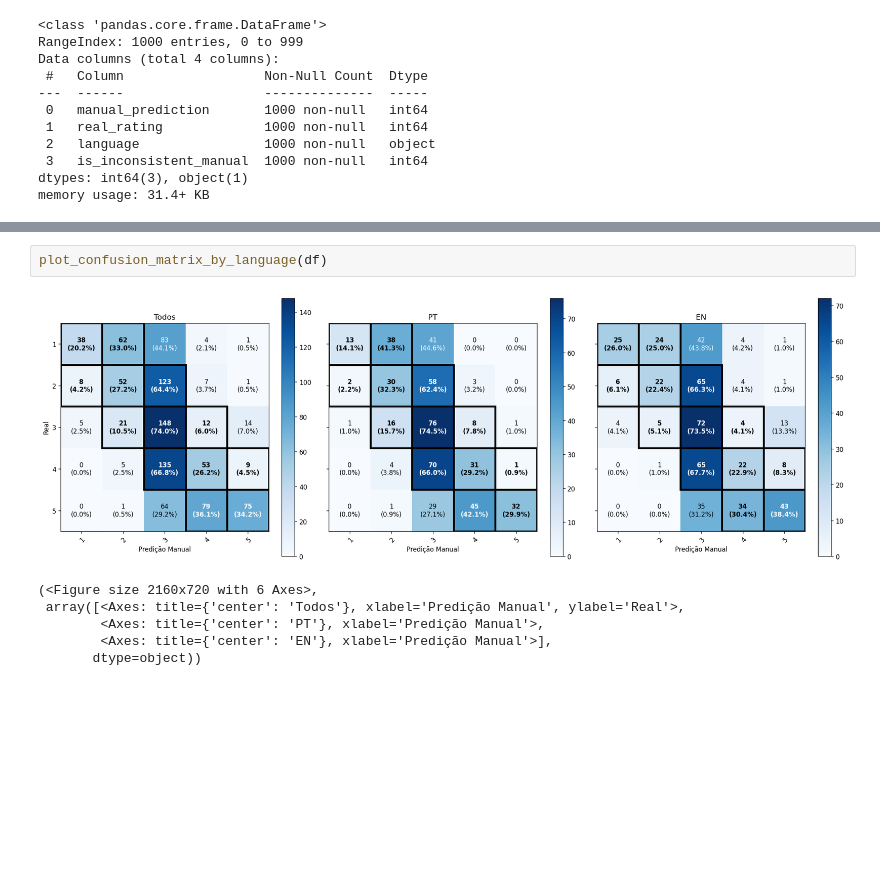
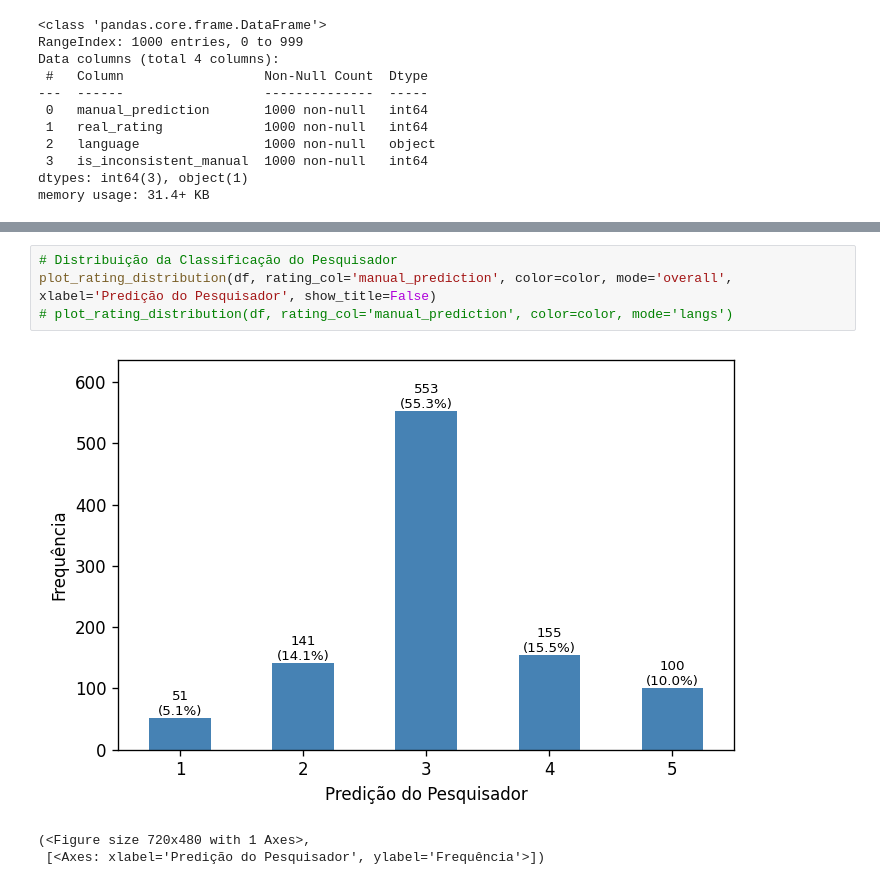
Before and after one commit to gab-berger/dsbd_tcc_rating_classification, a Jupyter notebook: exploration_notebooks/exp_sample_and_manual_preds.ipynb, the cells around one changed output, grey strips where cells are left out. Drawn from its saved outputs; the diff is of its cells as text; blank space fills up the shorter version.

```diff
--- a/exploration_notebooks/exp_sample_and_manual_preds.ipynb
+++ b/exploration_notebooks/exp_sample_and_manual_preds.ipynb
@@ -476,9 +278,8 @@ plot_confusion_matrix_with_borders(df)
-# %%
-plot_confusion_matrix_by_language(df)
-# %% [output]
-[figure, removed]
-(<Figure size 2160x720 with 6 Axes>,
- array([<Axes: title={'center': 'Todos'}, xlabel='Predição Manual', ylabel='Real'>,
-        <Axes: title={'center': 'PT'}, xlabel='Predição Manual'>,
-        <Axes: title={'center': 'EN'}, xlabel='Predição Manual'>],
-       dtype=object))
+# %%
+# Distribuição da Classificação do Pesquisador
+plot_rating_distribution(df, rating_col='manual_prediction', color=color, mode='overall', xlabel='Predição do Pesquisador', show_title=False)
+# plot_rating_distribution(df, rating_col='manual_prediction', color=color, mode='langs')
+# %% [output]
+[figure, added]
+(<Figure size 720x480 with 1 Axes>,
+ [<Axes: xlabel='Predição do Pesquisador', ylabel='Frequência'>])
```
Also changed, not shown: parts of 9 cells of this notebook, 1 other file.
